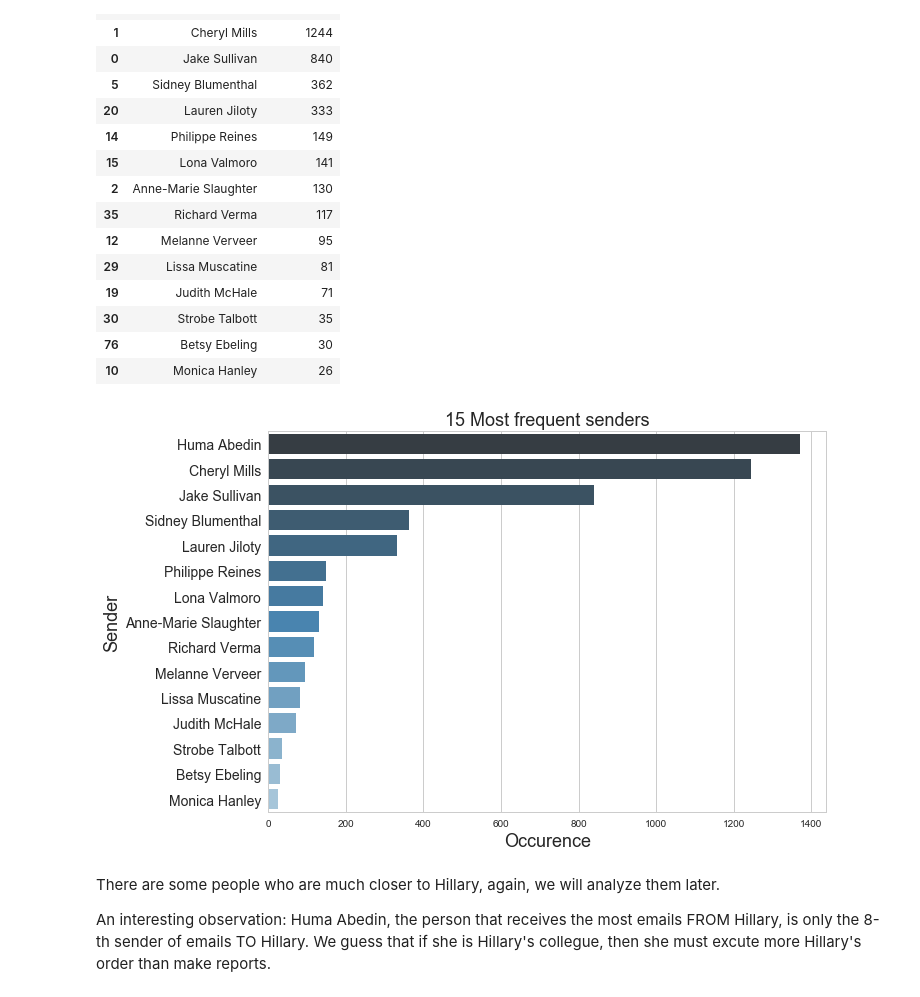
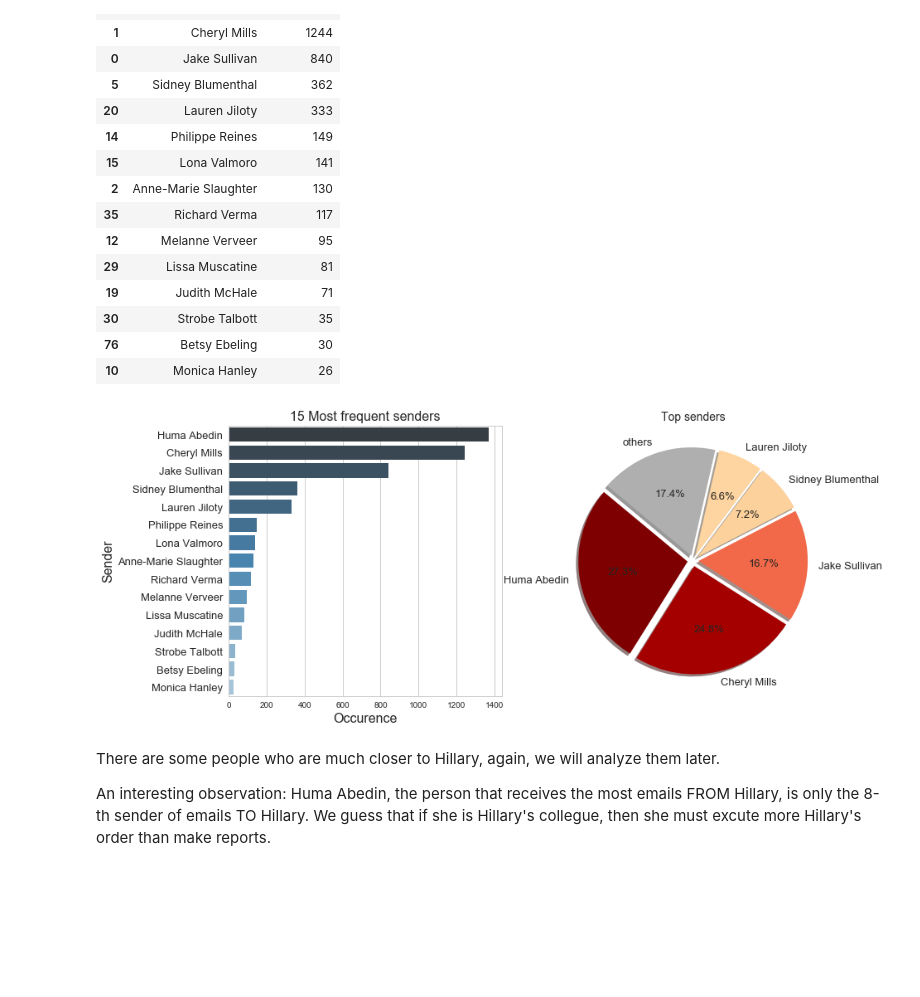
Before and after one commit to yusiZou/zalda, a Jupyter notebook: Secret-of-Clinton_version1.0.ipynb, the cells around one changed output. Cells and saved outputs as stored; diff of their text form; code cells hidden in the pictures; blank space fills up the shorter version.

```diff
--- a/Secret-of-Clinton_version1.0.ipynb
+++ b/Secret-of-Clinton_version1.0.ipynb
@@ -346,13 +367,35 @@ important_sender
 | 30 | Strobe Talbott | 35 |
 | 76 | Betsy Ebeling | 30 |
 | 10 | Monica Hanley | 26 |
-# %%
-# plot a barplot of the most frequent senders
-sns.set(style="whitegrid", rc={'figure.figsize':(10, 7)})
-ax = sns.barplot(data = important_sender, y="name", x="occurence", palette="Blues_d")
-ax.set_title('15 Most frequent senders', size=18)
-ax.set_yticklabels(important_sender.name, size = 14)
-ax.set_xlabel('Occurence', size = 18)
-ax.set_ylabel('Sender', size = 18);
-# %% [output]
-[figure, removed]
+# %%
+num_VIP  = 5
+
+pct_sender     = important_sender.occurence/important_sender.occurence.sum()
+others_senders = pct_sender[num_VIP:].sum()
+colorscale_pie = branca.colormap.linear.OrRd_09.scale( 0, pct_sender.max() )
+
+# Data to plot
+labels    = [name for name in important_sender.name[0:num_VIP].values] + ['others']
+sizes     = [perctg for perctg in pct_sender[0:num_VIP].values] + [others_senders]
+colors    = [colorscale_pie(data) for data in pct_sender[0:num_VIP].values] + ['#afafaf']
+explode   = tuple(i[0] for i in 0.05 * np.ones([num_VIP+1,1]))                            # explode 1st slice
+
+
+plt.figure(figsize=(13,6))
+# plot a barplot of the most frequent senders
+plt.subplot(121)
+sns.set(style="whitegrid", rc={'figure.figsize':(13, 6)})
+ax = sns.barplot(data = important_sender, y="name", x="occurence", palette="Blues_d")
+ax.set_title('15 Most frequent senders', size=16)
+ax.set_yticklabels(important_sender.name, size = 13)
+ax.set_xlabel('Occurence', size = 16)
+ax.set_ylabel('Sender', size = 16);
+
+# plot a pie chart of top senders
+plt.subplot(122)
+plt.pie(sizes, explode=explode, labels=labels, colors=colors,
+        autopct='%1.1f%%', shadow=True, startangle=140, textprops={'fontsize': 13})
+plt.title('Top senders', size=14)
+plt.show()
+# %% [output]
+[figure, added]
```
Also changed, not shown: parts of 33 cells of this notebook.
